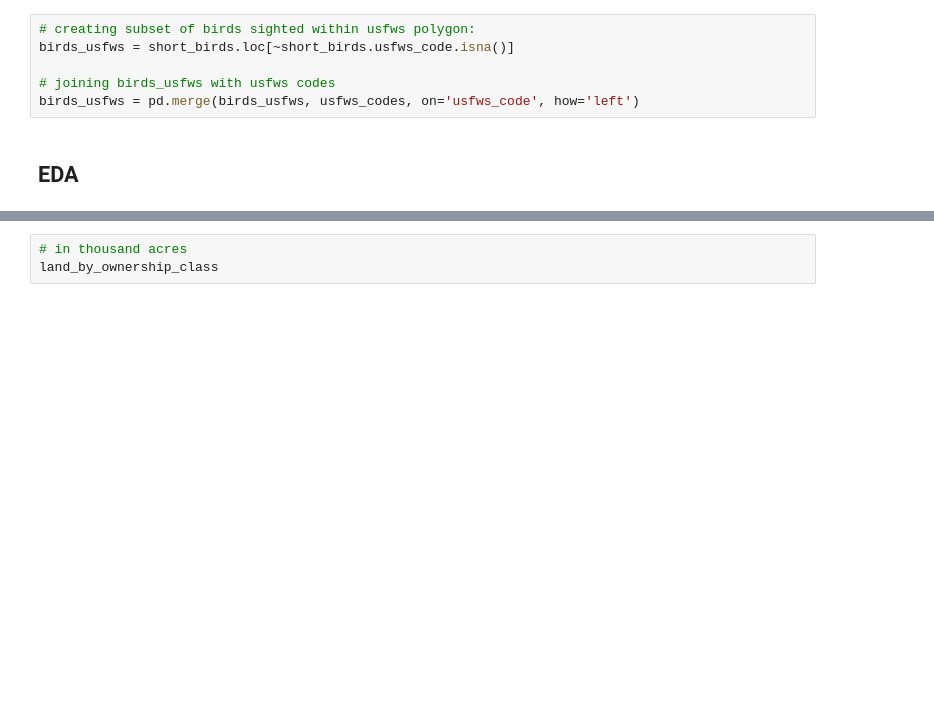
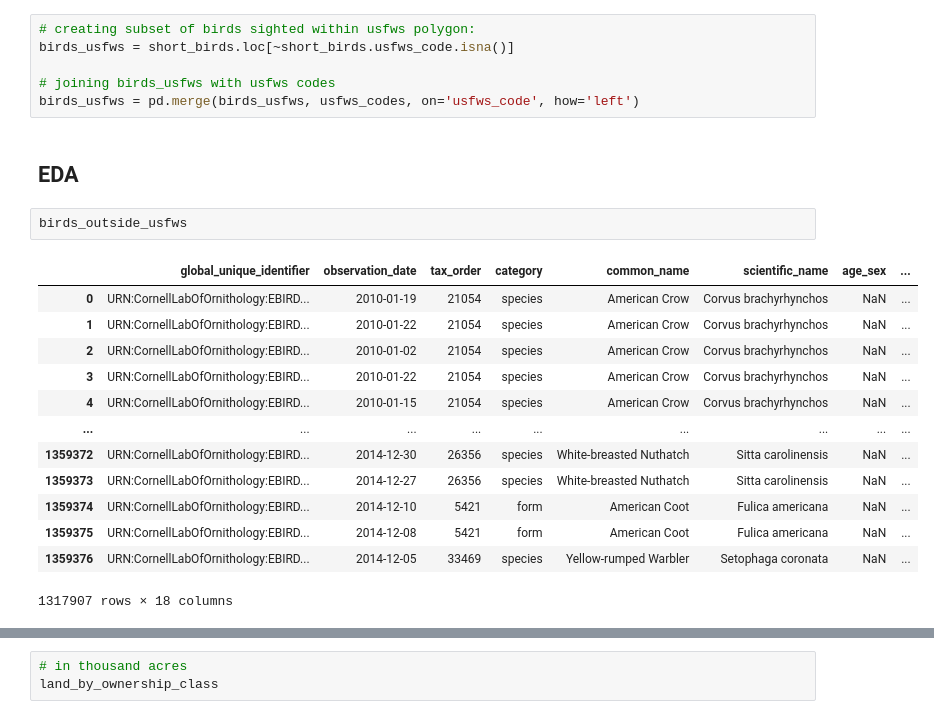
Before and after one commit to danileahacker/NSS-Capstone-Dani-Hacker, a Jupyter notebook: scripts/danih_capstone_eda.ipynb, the cells around one changed output, grey strips where cells are left out. Cells and saved outputs as stored; diff of their text form; blank space fills up the shorter version.

```diff
--- a/scripts/danih_capstone_eda.ipynb
+++ b/scripts/danih_capstone_eda.ipynb
@@ -103,3 +101,19 @@ birds_usfws = short_birds.loc[~short_birds.usfws_code.isna()]
 birds_usfws = pd.merge(birds_usfws, usfws_codes, on='usfws_code', how='left')
 # %% [markdown]
 ## EDA
+# %%
+birds_outside_usfws
+# %% [output]
+|  | global_unique_identifier | observation_date | tax_order | category | common_name | scientific_name | age_sex | ... |
+| 0 | URN:CornellLabOfOrnithology:EBIRD... | 2010-01-19 | 21054 | species | American Crow | Corvus brachyrhynchos | NaN | ... |
+| 1 | URN:CornellLabOfOrnithology:EBIRD... | 2010-01-22 | 21054 | species | American Crow | Corvus brachyrhynchos | NaN | ... |
+| 2 | URN:CornellLabOfOrnithology:EBIRD... | 2010-01-02 | 21054 | species | American Crow | Corvus brachyrhynchos | NaN | ... |
+| 3 | URN:CornellLabOfOrnithology:EBIRD... | 2010-01-22 | 21054 | species | American Crow | Corvus brachyrhynchos | NaN | ... |
+| 4 | URN:CornellLabOfOrnithology:EBIRD... | 2010-01-15 | 21054 | species | American Crow | Corvus brachyrhynchos | NaN | ... |
+| ... | ... | ... | ... | ... | ... | ... | ... | ... |
+| 1359372 | URN:CornellLabOfOrnithology:EBIRD... | 2014-12-30 | 26356 | species | White-breasted Nuthatch | Sitta carolinensis | NaN | ... |
+| 1359373 | URN:CornellLabOfOrnithology:EBIRD... | 2014-12-27 | 26356 | species | White-breasted Nuthatch | Sitta carolinensis | NaN | ... |
+| 1359374 | URN:CornellLabOfOrnithology:EBIRD... | 2014-12-10 | 5421 | form | American Coot | Fulica americana | NaN | ... |
+| 1359375 | URN:CornellLabOfOrnithology:EBIRD... | 2014-12-08 | 5421 | form | American Coot | Fulica americana | NaN | ... |
+| 1359376 | URN:CornellLabOfOrnithology:EBIRD... | 2014-12-05 | 33469 | species | Yellow-rumped Warbler | Setophaga coronata | NaN | ... |
+1317907 rows × 18 columns
```
Also changed, not shown: parts of 11 cells of this notebook, 1 other file.
